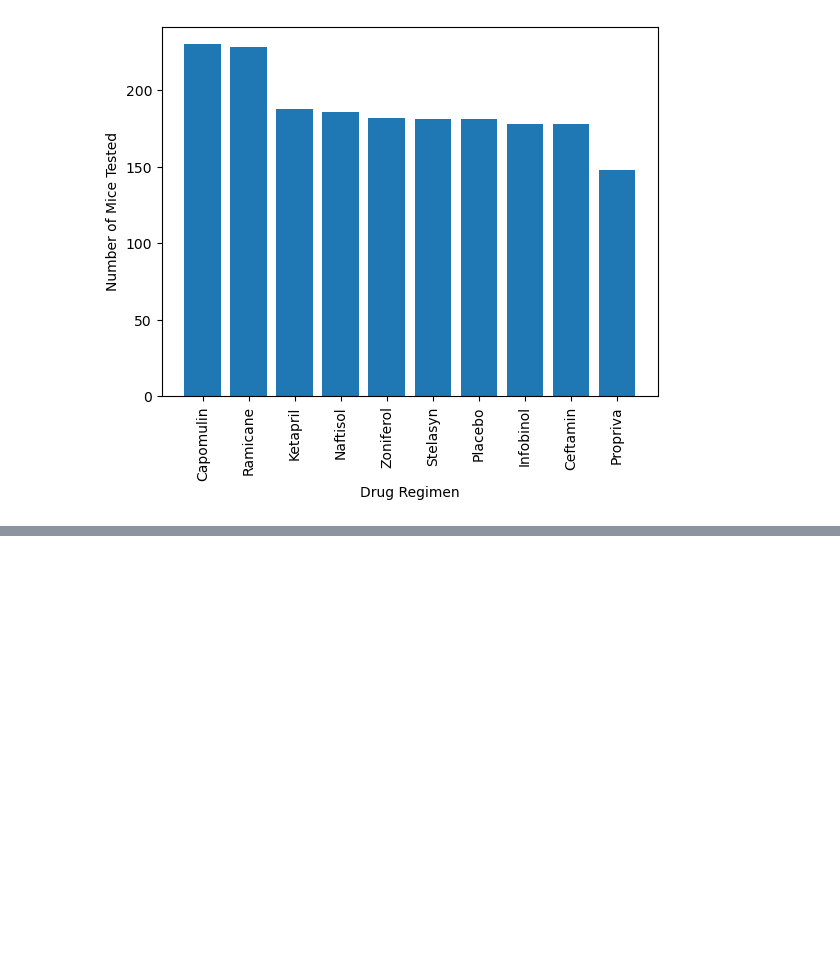
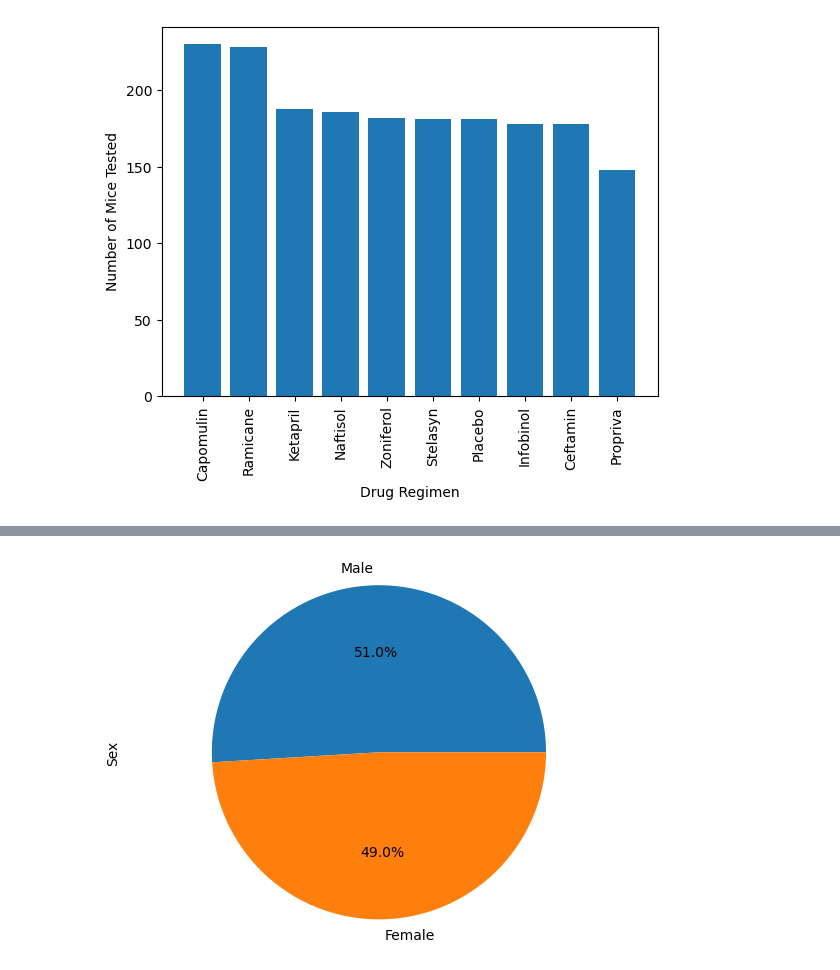
Before and after one commit to eestevekpmp/module-5-challenge, a Jupyter notebook: Pymaceuticals/mainPyma.ipynb, the cells around one changed output, grey strips where cells are left out. Cells and saved outputs as stored; diff of their text form; code cells hidden in the pictures; blank space fills up the shorter version.

```diff
--- a/Pymaceuticals/mainPyma.ipynb
+++ b/Pymaceuticals/mainPyma.ipynb
@@ -219,0 +229,9 @@ plt.show()
+# %%
+# Generate a pie plot showing the distribution of female versus male mice using pyplot
+plt.pie(sex_count,labels=["Male","Female"],autopct="%1.1f%%")
+# Create axes which are equal so we have a perfect circle
+plt.axis("equal")
+plt.ylabel("Sex")
+plt.show()
+# %% [output]
+[figure, added]
```
Also changed, not shown: parts of 1 cell of this notebook.
